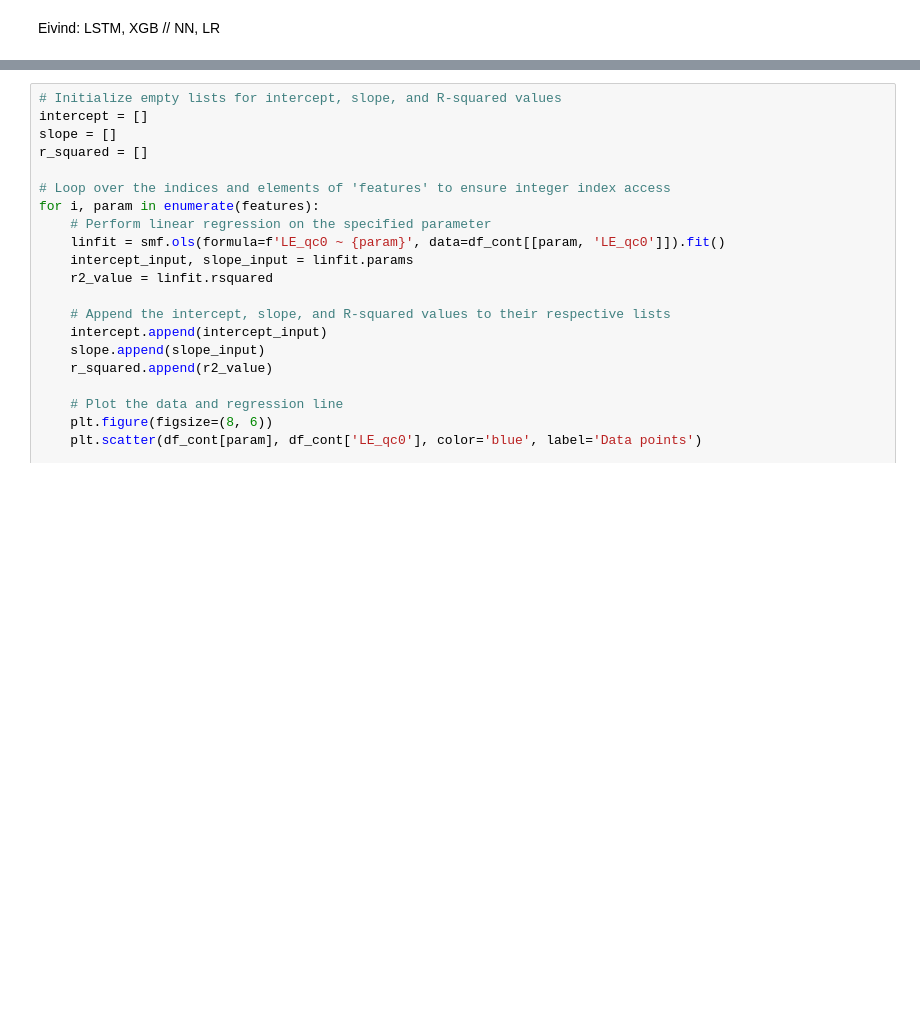
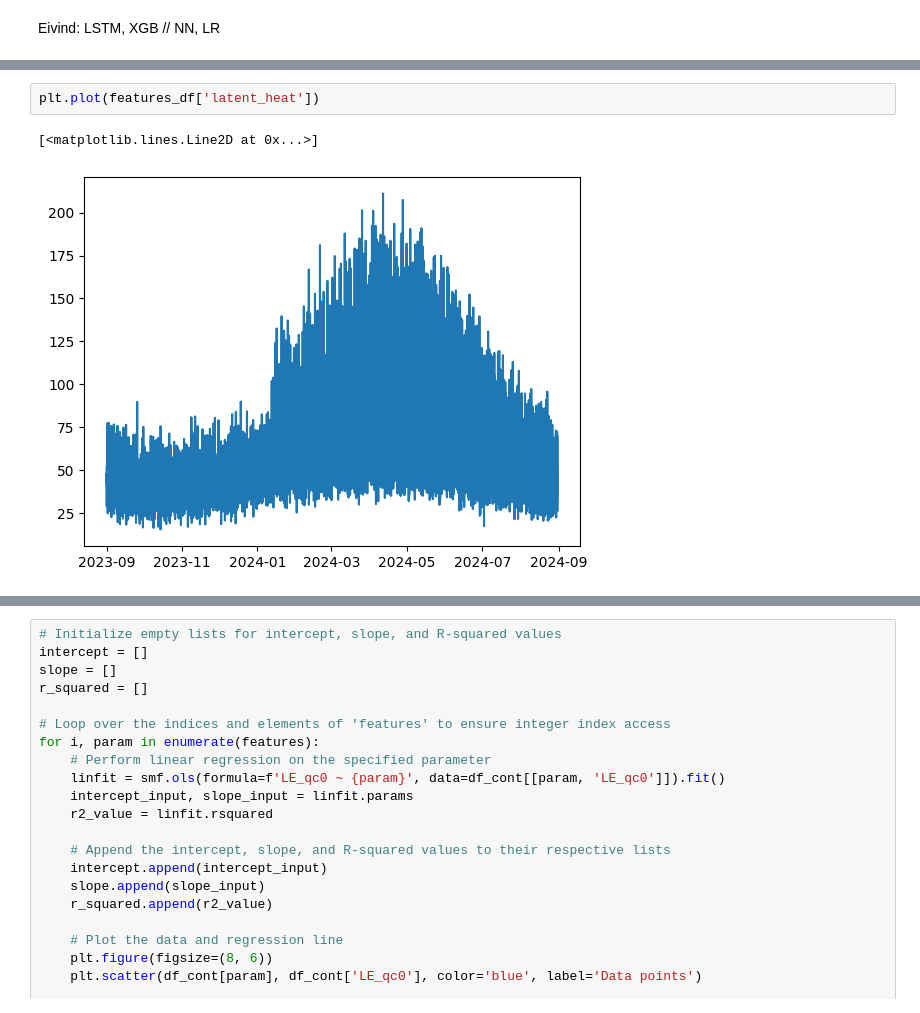
Before and after one commit to adelezaini/GEO9300-Gap-Busters, a Jupyter notebook: notebooks/analysis_eivind.ipynb, the cells around one changed output, grey strips where cells are left out. Cells and saved outputs as stored; diff of their text form; blank space fills up the shorter version.

```diff
--- a/notebooks/analysis_eivind.ipynb
+++ b/notebooks/analysis_eivind.ipynb
@@ -31,0 +287,5 @@ t2 = df['timestamp'] # non-filtered data
+# %%
+plt.plot(features_df['latent_heat'])
+# %% [output]
+[<matplotlib.lines.Line2D at 0x...>]
+[figure, added]
```
Also changed, not shown: parts of 19 cells of this notebook.
